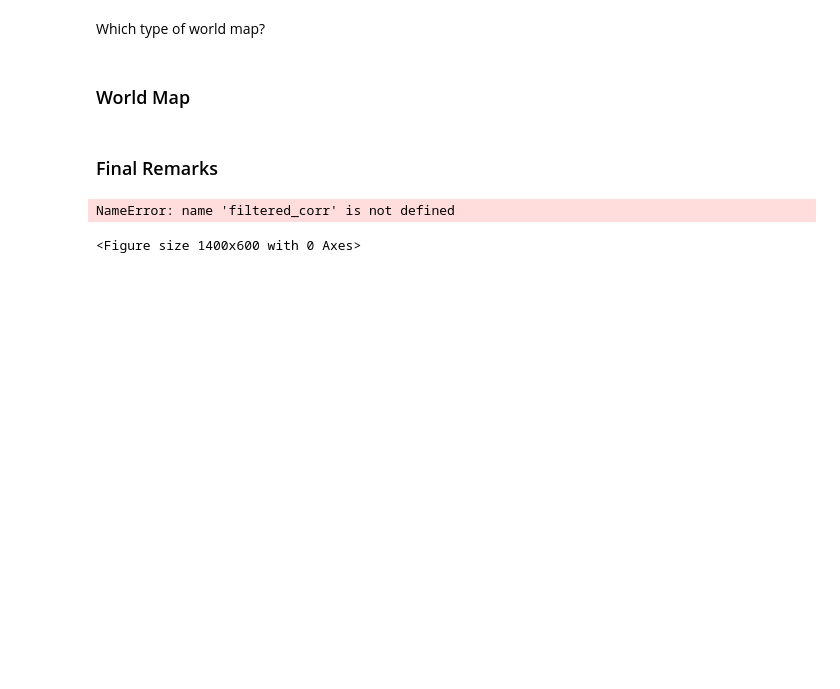
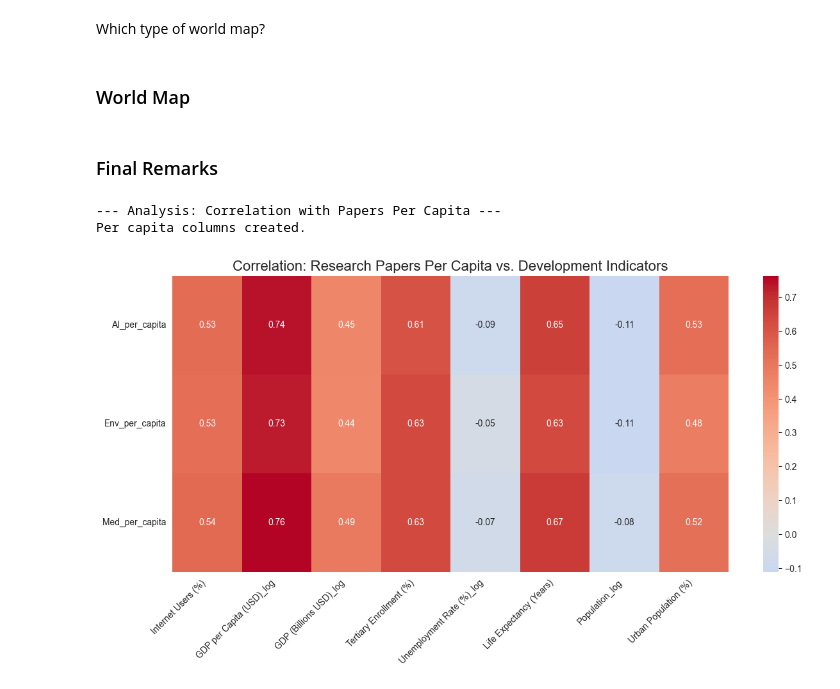
Before and after one commit to Francisco772/A-Comparative-Analysis-of-Scientific-Output-2023, a Jupyter notebook: main.ipynb, the cells around one changed output. Drawn from its saved outputs; the diff is of its cells as text; code cells hidden in the pictures; blank space fills up the shorter version.

```diff
--- a/main.ipynb
+++ b/main.ipynb
@@ -2532,26 +2529,56 @@ fig_map_final.show()
 # %% [markdown]
 ### Final Remarks
 # %%
-import matplotlib.pyplot as plt
-import seaborn as sns
 
-# (Your code for all_columns and filtered_corr goes here)
+
+# Calculate Papers Per Capita
+data_api_topics['AI_per_capita'] = data_api_topics['AI_paper_count'] / data_api_topics['Population']
+data_api_topics['Env_per_capita'] = data_api_topics['Environment_paper_count'] / data_api_topics['Population']
+data_api_topics['Med_per_capita'] = data_api_topics['Medicine_paper_count'] / data_api_topics['Population']
+
+
+# The new per-capita metrics
+research_metrics_per_capita = [
+    'AI_per_capita',
+    'Env_per_capita',
+    'Med_per_capita'
+]
+
+# The development indicators
+all_dev_indicators = [
+    'Internet Users (%)',
+    'GDP per Capita (USD)_log',
+    "GDP (Billions USD)_log",
+    'Tertiary Enrollment (%)',
+    'Unemployment Rate (%)_log',
+    'Life Expectancy (Years)',
+    'Population_log',
+    'Urban Population (%)'
+]
+
+#Calculate the Correlation Matrix
+all_columns = research_metrics_per_capita + all_dev_indicators
+correlation_matrix = data_api_topics[all_columns].corr()
+
+# Filter to show only Research vs. Development
+filtered_corr = correlation_matrix.loc[research_metrics_per_capita, all_dev_indicators]
+
 
 plt.figure(figsize=(14, 6))
-
 sns.heatmap(
     filtered_corr,
-    annot=True,        # Show the correlation numbers on the map
-    cmap='coolwarm',   # <-- Changed to a colorblind-friendly divergent map
+    annot=True,
+    cmap='coolwarm',
     fmt=".2f",
-    center=0           # <-- Add this to anchor the neutral color at 0
+    center=0
 )
 
-plt.title("Correlation: Log of Paper Count vs. All 7 Development Indicators", fontsize=16)
-plt.xticks(rotation=45, ha='right') # Rotate x-axis labels for readability
+plt.title("Correlation: Research Papers Per Capita vs. Development Indicators", fontsize=16)
+plt.xticks(rotation=45, ha='right')
 plt.yticks(rotation=0)
 plt.show()
 # %% [output]
-NameError: name 'filtered_corr' is not defined
+--- Analysis: Correlation with Papers Per Capita ---
+Per capita columns created.
-<Figure size 1400x600 with 0 Axes>
+[figure, added]
 # %% [markdown]
```
Also changed, not shown: parts of 11 cells of this notebook.
